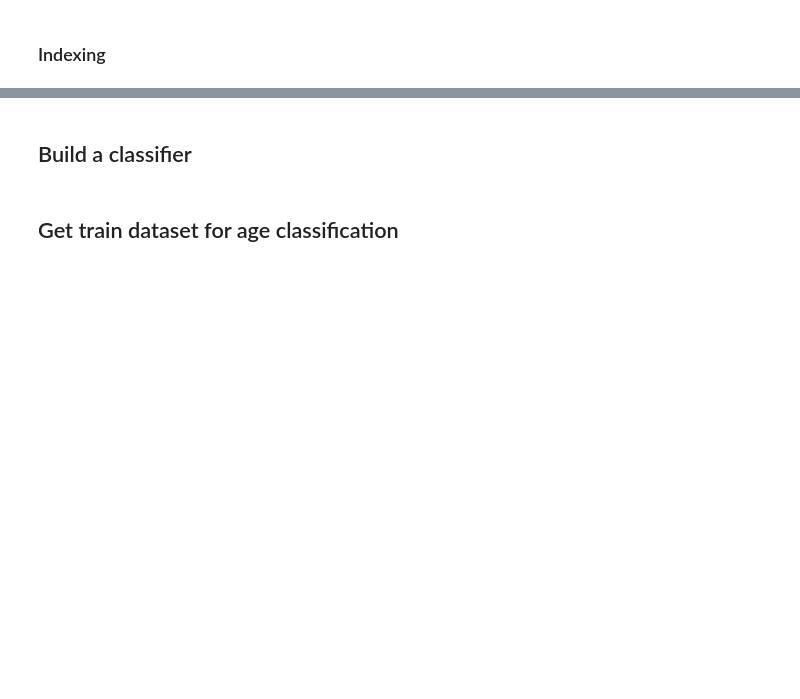
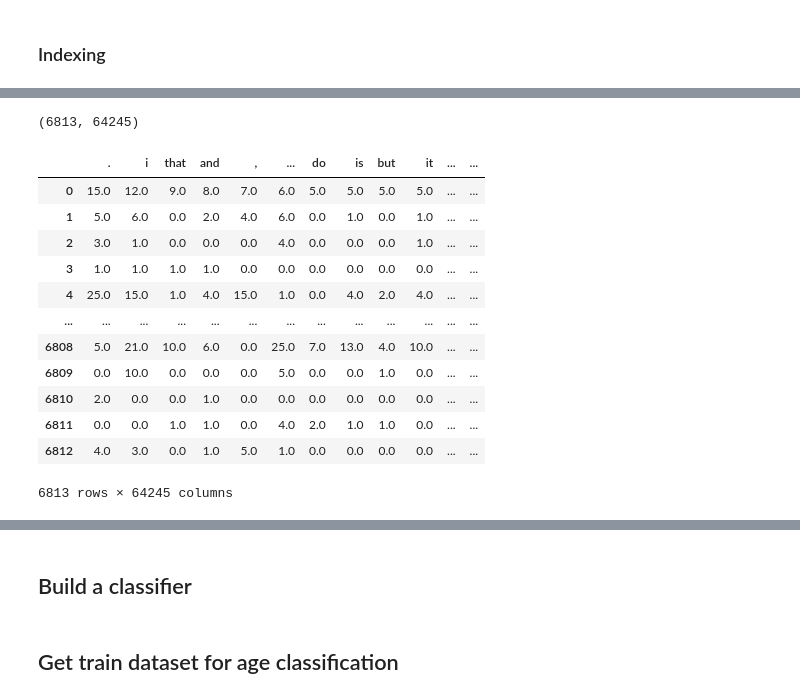
Before and after one commit to afflint/philods, a Jupyter notebook: AA2021-22/supervised-text-classification.ipynb, the cells around one changed output, grey strips where cells are left out. Drawn from its saved outputs; the diff is of its cells as text; code cells hidden in the pictures; blank space fills up the shorter version.

```diff
--- a/AA2021-22/supervised-text-classification.ipynb
+++ b/AA2021-22/supervised-text-classification.ipynb
@@ -113,5 +150,23 @@ for idoc, words in I.items():
     for w, tf in words.items():
         X[idoc, vindex[w]] = tf
 Xf = pd.DataFrame(X, columns=vocabulary)
+# %%
+Xf.shape
+# %% [output]
+(6813, 64245)
 # %%
-Xf.head()
+Xf
+# %% [output]
+|  | . | i | that | and | , | ... | do | is | but | it | ... | ... |
+| 0 | 15.0 | 12.0 | 9.0 | 8.0 | 7.0 | 6.0 | 5.0 | 5.0 | 5.0 | 5.0 | ... | ... |
+| 1 | 5.0 | 6.0 | 0.0 | 2.0 | 4.0 | 6.0 | 0.0 | 1.0 | 0.0 | 1.0 | ... | ... |
+| 2 | 3.0 | 1.0 | 0.0 | 0.0 | 0.0 | 4.0 | 0.0 | 0.0 | 0.0 | 1.0 | ... | ... |
+| 3 | 1.0 | 1.0 | 1.0 | 1.0 | 0.0 | 0.0 | 0.0 | 0.0 | 0.0 | 0.0 | ... | ... |
+| 4 | 25.0 | 15.0 | 1.0 | 4.0 | 15.0 | 1.0 | 0.0 | 4.0 | 2.0 | 4.0 | ... | ... |
+| ... | ... | ... | ... | ... | ... | ... | ... | ... | ... | ... | ... | ... |
+| 6808 | 5.0 | 21.0 | 10.0 | 6.0 | 0.0 | 25.0 | 7.0 | 13.0 | 4.0 | 10.0 | ... | ... |
+| 6809 | 0.0 | 10.0 | 0.0 | 0.0 | 0.0 | 5.0 | 0.0 | 0.0 | 1.0 | 0.0 | ... | ... |
+| 6810 | 2.0 | 0.0 | 0.0 | 1.0 | 0.0 | 0.0 | 0.0 | 0.0 | 0.0 | 0.0 | ... | ... |
+| 6811 | 0.0 | 0.0 | 1.0 | 1.0 | 0.0 | 4.0 | 2.0 | 1.0 | 1.0 | 0.0 | ... | ... |
+| 6812 | 4.0 | 3.0 | 0.0 | 1.0 | 5.0 | 1.0 | 0.0 | 0.0 | 0.0 | 0.0 | ... | ... |
+6813 rows × 64245 columns
```
Also changed, not shown: parts of 19 cells of this notebook, 3 other files.
